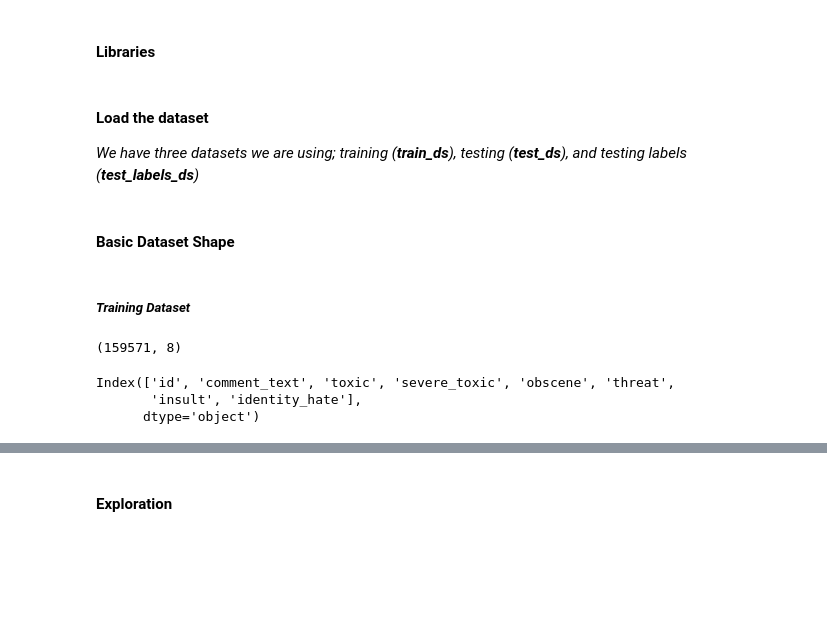
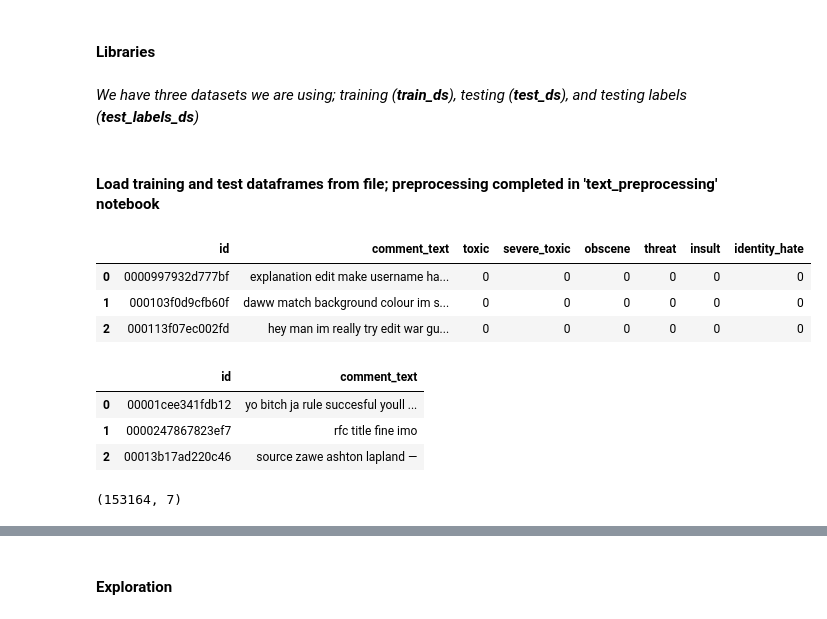
Before and after one commit to jjbocek/ToxicApp, a Jupyter notebook: ToxicApp_Sandbox.ipynb, the cells around one changed output, grey strips where cells are left out. Drawn from its saved outputs; the diff is of its cells as text; code cells hidden in the pictures; blank space fills up the shorter version.

```diff
--- a/ToxicApp_Sandbox.ipynb
+++ b/ToxicApp_Sandbox.ipynb
@@ -10,4 +18,4 @@ import numpy as np
 # %% [markdown]
-#### Load the dataset
-
 *We have three datasets we are using; training (**train_ds**), testing (**test_ds**), and testing labels (**test_labels_ds**)*
+# %% [markdown]
+#### Load training and test dataframes from file; preprocessing completed in 'text_preprocessing' notebook
@@ -14,17 +27,20 @@ import numpy as np
+# %%
+train_ds.head(3)
+# %% [output]
+|  | id | comment_text | toxic | severe_toxic | obscene | threat | insult | identity_hate |
+| 0 | 0000997932d777bf | explanation edit make username ha... | 0 | 0 | 0 | 0 | 0 | 0 |
+| 1 | 000103f0d9cfb60f | daww match background colour im s... | 0 | 0 | 0 | 0 | 0 | 0 |
+| 2 | 000113f07ec002fd | hey man im really try edit war gu... | 0 | 0 | 0 | 0 | 0 | 0 |
+# %%
+test_ds.head(3)
+# %% [output]
+|  | id | comment_text |
+| 0 | 00001cee341fdb12 | yo bitch ja rule succesful youll ... |
+| 1 | 0000247867823ef7 | rfc title fine imo |
+| 2 | 00013b17ad220c46 | source zawe ashton lapland — |
 # %%
-train_ds = pd.read_csv('train.csv', header = 0)
+test_labels = pd.read_csv('test_labels.csv', header = 0)
+test_labels.shape
+# %% [output]
+(153164, 7)
-# %% [markdown]
-#### Basic Dataset Shape
-# %% [markdown]
-##### *Training Dataset*
-# %%
-train_ds.shape
-# %% [output]
-(159571, 8)
-# %%
-train_ds.columns
-# %% [output]
-Index(['id', 'comment_text', 'toxic', 'severe_toxic', 'obscene', 'threat',
-       'insult', 'identity_hate'],
-      dtype='object')
 # %%
```
Also changed, not shown: parts of 28 cells of this notebook, 2 other files.
